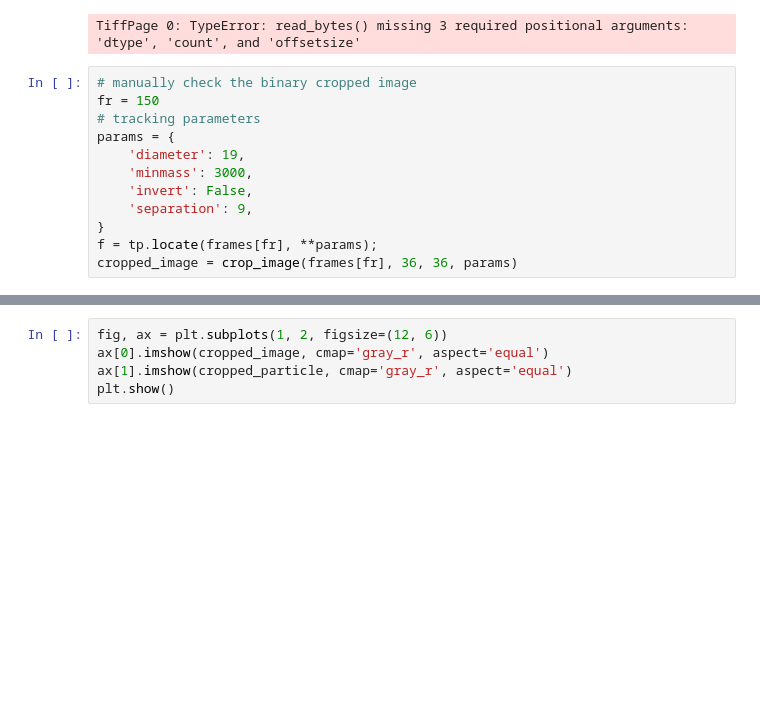
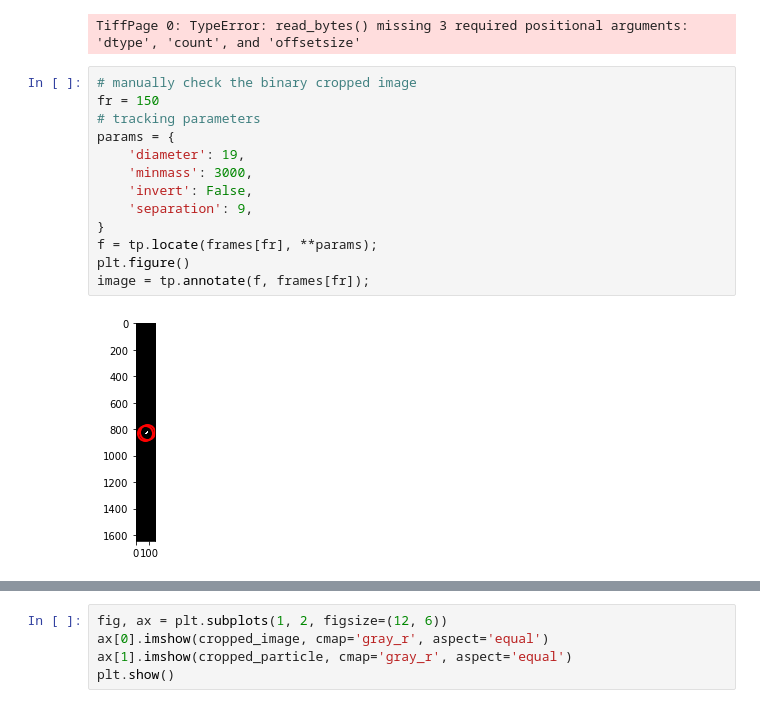
Before and after one commit to Mingxuan-Liu/Sedimentation-Analysis, a Jupyter notebook: polar_modeling.ipynb, the cells around one changed output, grey strips where cells are left out. Drawn from its saved outputs; the diff is of its cells as text; blank space fills up the shorter version.

```diff
--- a/polar_modeling.ipynb
+++ b/polar_modeling.ipynb
@@ -28,12 +28,15 @@ TiffPage 0: TypeError: read_bytes() missing 3 required positional arguments: 'dt
 # %%
 # manually check the binary cropped image
 fr = 150
 # tracking parameters
 params = {
     'diameter': 19,
     'minmass': 3000,
     'invert': False,
     'separation': 9,
 }
 f = tp.locate(frames[fr], **params);
-cropped_image = crop_image(frames[fr], 36, 36, params)
+plt.figure()
+image = tp.annotate(f, frames[fr]);
+# %% [output]
+[figure, added]
```
Also changed, not shown: parts of 3 cells of this notebook, 1 other file.
